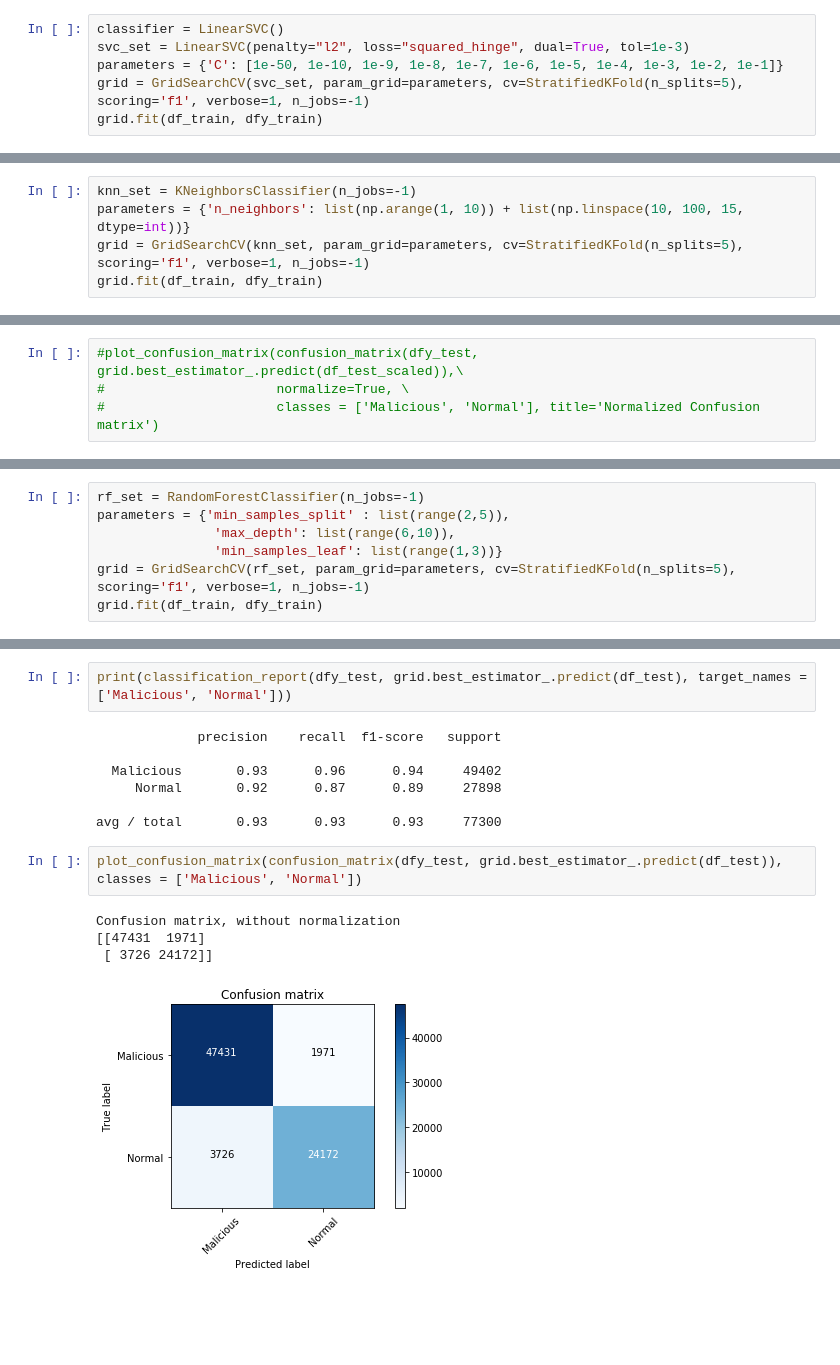
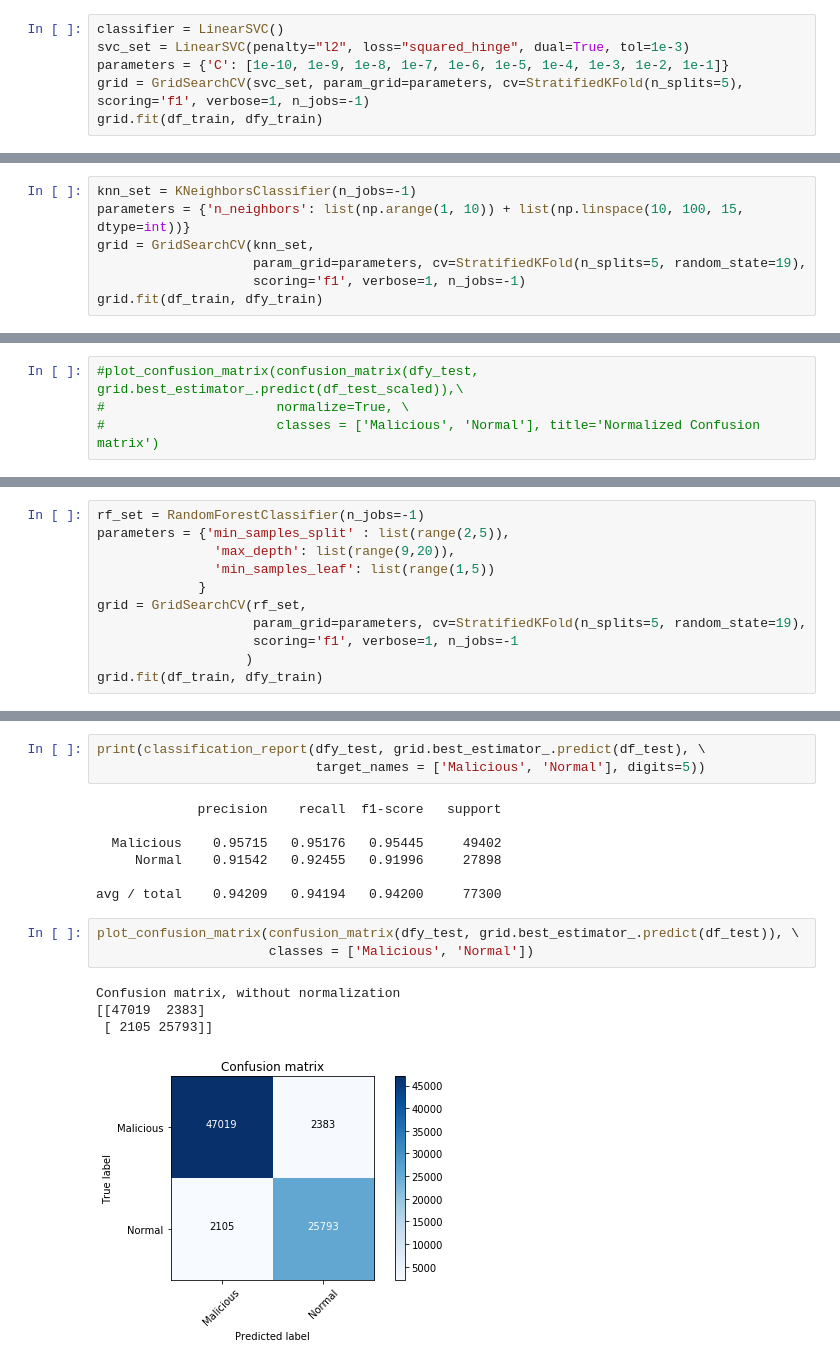
Before and after one commit to nevpo/nids, a Jupyter notebook: Network IDS Classifier.ipynb, the cells around one changed output, grey strips where cells are left out. Drawn from its saved outputs; the diff is of its cells as text; blank space fills up the shorter version.

```diff
--- a/Network IDS Classifier.ipynb
+++ b/Network IDS Classifier.ipynb
@@ -372,7 +380,7 @@ def plot_confusion_matrix(cm, classes,
 # %%
 classifier = LinearSVC()
 svc_set = LinearSVC(penalty="l2", loss="squared_hinge", dual=True, tol=1e-3)
-parameters = {'C': [1e-50, 1e-10, 1e-9, 1e-8, 1e-7, 1e-6, 1e-5, 1e-4, 1e-3, 1e-2, 1e-1]}
+parameters = {'C': [1e-10, 1e-9, 1e-8, 1e-7, 1e-6, 1e-5, 1e-4, 1e-3, 1e-2, 1e-1]}
 grid = GridSearchCV(svc_set, param_grid=parameters, cv=StratifiedKFold(n_splits=5), scoring='f1', verbose=1, n_jobs=-1)
 grid.fit(df_train, dfy_train)
 # %% [output]
@@ -481,7 +491,9 @@ Normalized confusion matrix
 # %%
 knn_set = KNeighborsClassifier(n_jobs=-1)
 parameters = {'n_neighbors': list(np.arange(1, 10)) + list(np.linspace(10, 100, 15, dtype=int))}
-grid = GridSearchCV(knn_set, param_grid=parameters, cv=StratifiedKFold(n_splits=5), scoring='f1', verbose=1, n_jobs=-1)
+grid = GridSearchCV(knn_set,
+                    param_grid=parameters, cv=StratifiedKFold(n_splits=5, random_state=19),
+                    scoring='f1', verbose=1, n_jobs=-1)
 grid.fit(df_train, dfy_train)
 # %% [output]
 Fitting 5 folds for each of 24 candidates, totalling 120 fits
@@ -547,8 +562,12 @@ Normalized confusion matrix
 # %%
 rf_set = RandomForestClassifier(n_jobs=-1)
 parameters = {'min_samples_split' : list(range(2,5)),
-               'max_depth': list(range(6,10)),
-               'min_samples_leaf': list(range(1,3))}
-grid = GridSearchCV(rf_set, param_grid=parameters, cv=StratifiedKFold(n_splits=5), scoring='f1', verbose=1, n_jobs=-1)
+               'max_depth': list(range(9,20)),
+               'min_samples_leaf': list(range(1,5))
+             }
+grid = GridSearchCV(rf_set,
+                    param_grid=parameters, cv=StratifiedKFold(n_splits=5, random_state=19),
+                    scoring='f1', verbose=1, n_jobs=-1
+                   )
 grid.fit(df_train, dfy_train)
 # %% [output]
@@ -569,21 +590,23 @@ GridSearchCV(cv=StratifiedKFold(n_splits=5, random_state=None, shuffle=False),
        pre_dispatch='2*n_jobs', refit=True, return_train_score='warn',
        scoring='f1', verbose=1)
 # %%
-print(classification_report(dfy_test, grid.best_estimator_.predict(df_test), target_names = ['Malicious', 'Normal']))
+print(classification_report(dfy_test, grid.best_estimator_.predict(df_test), \
+                            target_names = ['Malicious', 'Normal'], digits=5))
 # %% [output]
              precision    recall  f1-score   support
 
-  Malicious       0.93      0.96      0.94     49402
-     Normal       0.92      0.87      0.89     27898
+  Malicious    0.95715   0.95176   0.95445     49402
+     Normal    0.91542   0.92455   0.91996     27898
 
-avg / total       0.93      0.93      0.93     77300
+avg / total    0.94209   0.94194   0.94200     77300
 # %%
-plot_confusion_matrix(confusion_matrix(dfy_test, grid.best_estimator_.predict(df_test)), classes = ['Malicious', 'Normal'])
+plot_confusion_matrix(confusion_matrix(dfy_test, grid.best_estimator_.predict(df_test)), \
+                      classes = ['Malicious', 'Normal'])
 # %% [output]
 Confusion matrix, without normalization
-[[47431  1971]
- [ 3726 24172]]
+[[47019  2383]
+ [ 2105 25793]]
-[figure, old version]
+[figure, new version]
 # %%
 plot_confusion_matrix(confusion_matrix(dfy_test, grid.best_estimator_.predict(df_test)),\
                       normalize=True, \
```
Also changed, not shown: parts of 46 cells of this notebook.
